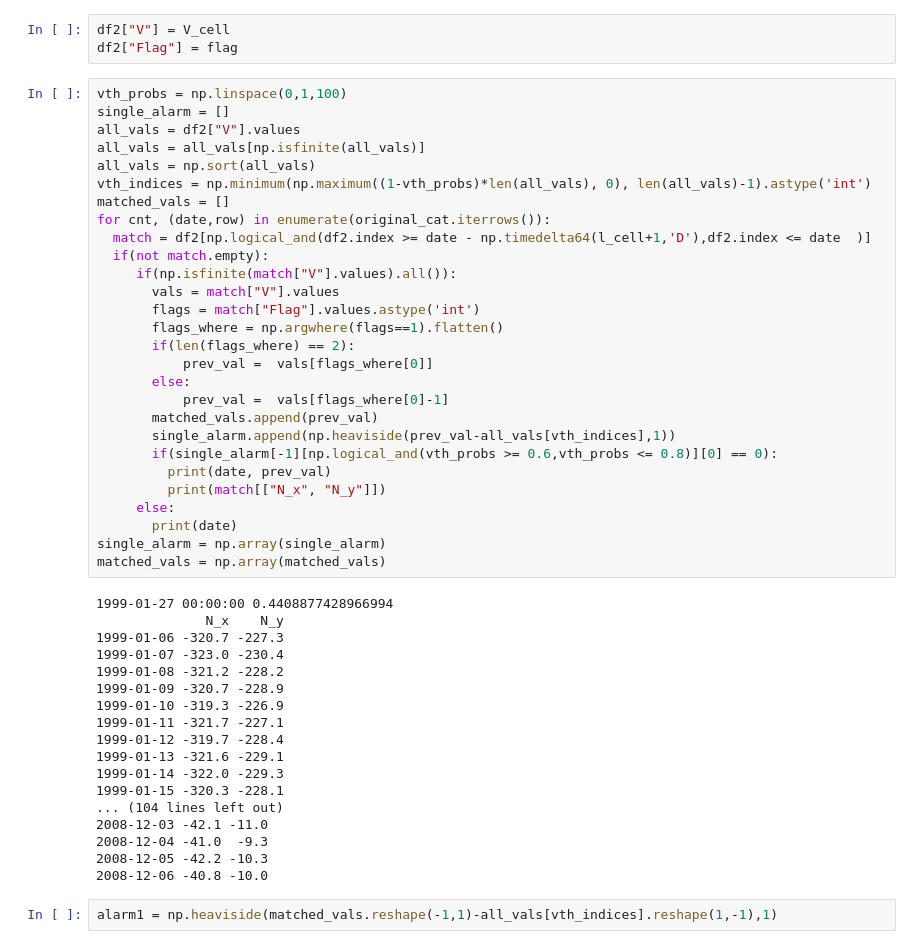
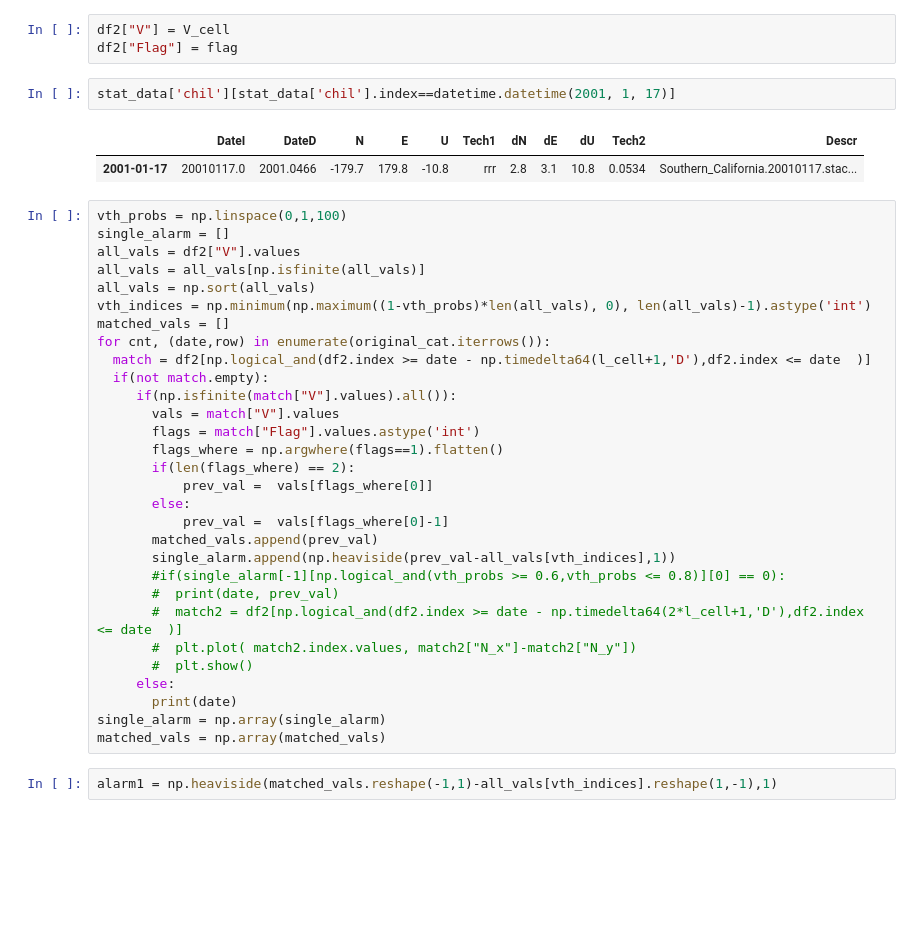
Before and after one commit to Schimmenti/EarthquakesGPS, a Jupyter notebook: Dataset.ipynb, the cells around one changed output. Cells and saved outputs as stored; diff of their text form; blank space fills up the shorter version.

```diff
--- a/Dataset.ipynb
+++ b/Dataset.ipynb
@@ -358,6 +370,11 @@ else:
 # %%
 df2["V"] = V_cell
 df2["Flag"] = flag
+# %%
+stat_data['chil'][stat_data['chil'].index==datetime.datetime(2001, 1, 17)]
+# %% [output]
+|  | DateI | DateD | N | E | U | Tech1 | dN | dE | dU | Tech2 | Descr |
+| 2001-01-17 | 20010117.0 | 2001.0466 | -179.7 | 179.8 | -10.8 | rrr | 2.8 | 3.1 | 10.8 | 0.0534 | Southern_California.20010117.stac... |
 # %%
 vth_probs = np.linspace(0,1,100)
 single_alarm = []
@@ -379,31 +396,15 @@ for cnt, (date,row) in enumerate(original_cat.iterrows()):
            prev_val =  vals[flags_where[0]-1]
        matched_vals.append(prev_val)
        single_alarm.append(np.heaviside(prev_val-all_vals[vth_indices],1))
-       if(single_alarm[-1][np.logical_and(vth_probs >= 0.6,vth_probs <= 0.8)][0] == 0):
-         print(date, prev_val)
-         print(match[["N_x", "N_y"]])
+       #if(single_alarm[-1][np.logical_and(vth_probs >= 0.6,vth_probs <= 0.8)][0] == 0):
+       #  print(date, prev_val)
+       #  match2 = df2[np.logical_and(df2.index >= date - np.timedelta64(2*l_cell+1,'D'),df2.index <= date  )]
+       #  plt.plot( match2.index.values, match2["N_x"]-match2["N_y"])
+       #  plt.show()
      else:
        print(date)
 single_alarm = np.array(single_alarm)
 matched_vals = np.array(matched_vals)
-# %% [output]
-1999-01-27 00:00:00 0.4408877428966994
-              N_x    N_y
-1999-01-06 -320.7 -227.3
-1999-01-07 -323.0 -230.4
-1999-01-08 -321.2 -228.2
-1999-01-09 -320.7 -228.9
-1999-01-10 -319.3 -226.9
-1999-01-11 -321.7 -227.1
-1999-01-12 -319.7 -228.4
-1999-01-13 -321.6 -229.1
-1999-01-14 -322.0 -229.3
-1999-01-15 -320.3 -228.1
-... (104 lines left out)
-2008-12-03 -42.1 -11.0
-2008-12-04 -41.0  -9.3
-2008-12-05 -42.2 -10.3
-2008-12-06 -40.8 -10.0
 # %%
 alarm1 = np.heaviside(matched_vals.reshape(-1,1)-all_vals[vth_indices].reshape(1,-1),1)
 # %%
```
Also changed, not shown: parts of 6 cells of this notebook.
